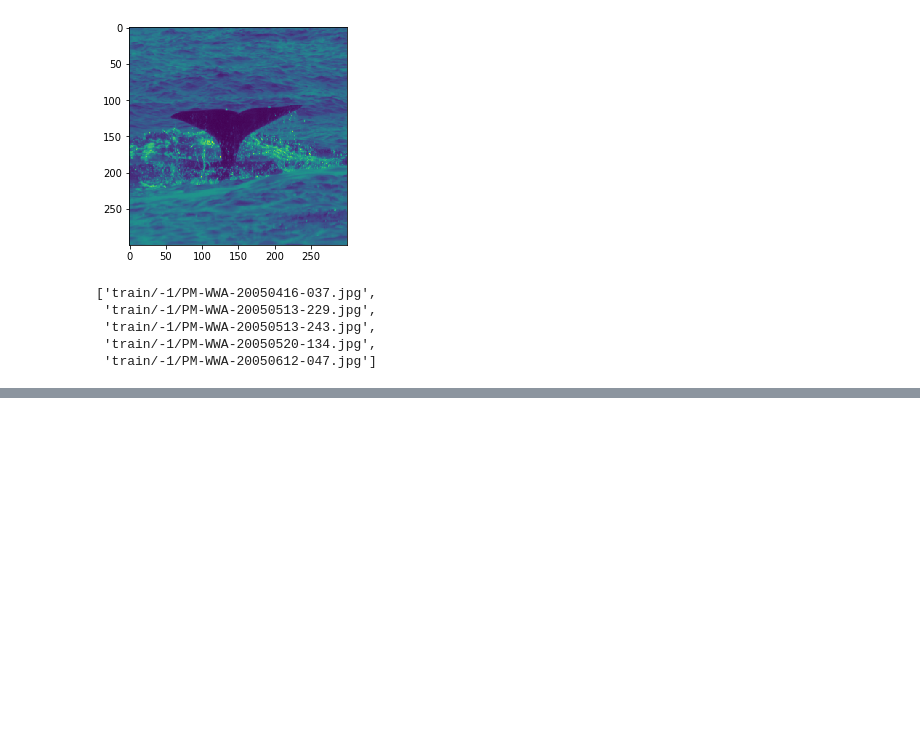
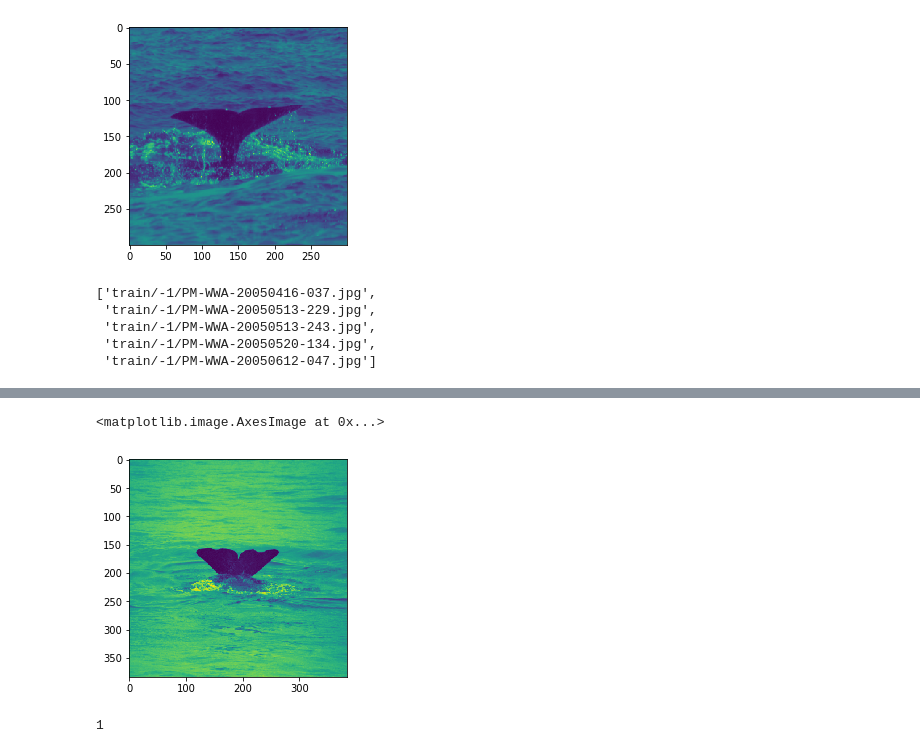
Before and after one commit to akuma527/IProjects, a Jupyter notebook: I&D_Whale/Data_Preprocessing_Tutorial.ipynb, the cells around one changed output, grey strips where cells are left out. Cells and saved outputs as stored; diff of their text form; code cells hidden in the pictures; blank space fills up the shorter version.

```diff
--- a/I&D_Whale/Data_Preprocessing_Tutorial.ipynb
+++ b/I&D_Whale/Data_Preprocessing_Tutorial.ipynb
@@ -58,0 +129,9 @@ KeyboardInterrupt: ignored
+# %%
+plt.imshow(b)
+# %% [output]
+<matplotlib.image.AxesImage at 0x...>
+[figure, added]
+# %%
+c
+# %% [output]
+1
```
Also changed, not shown: parts of 14 cells of this notebook.
